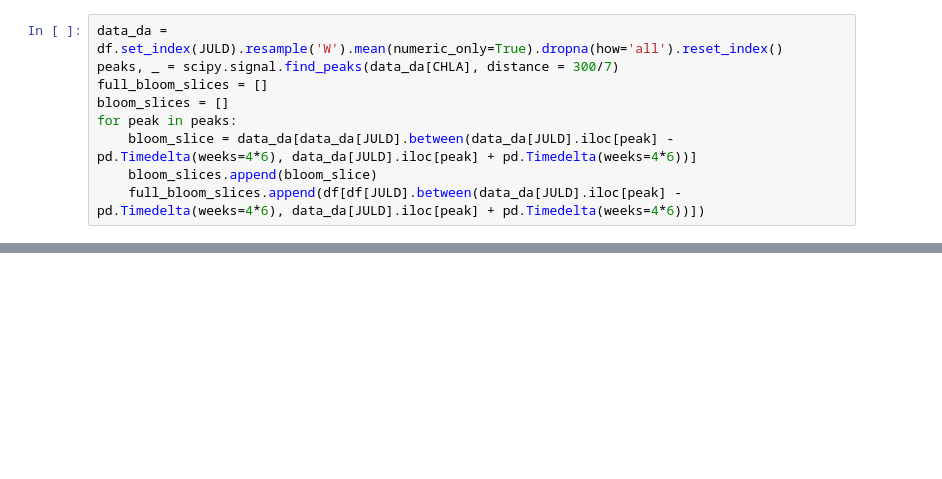
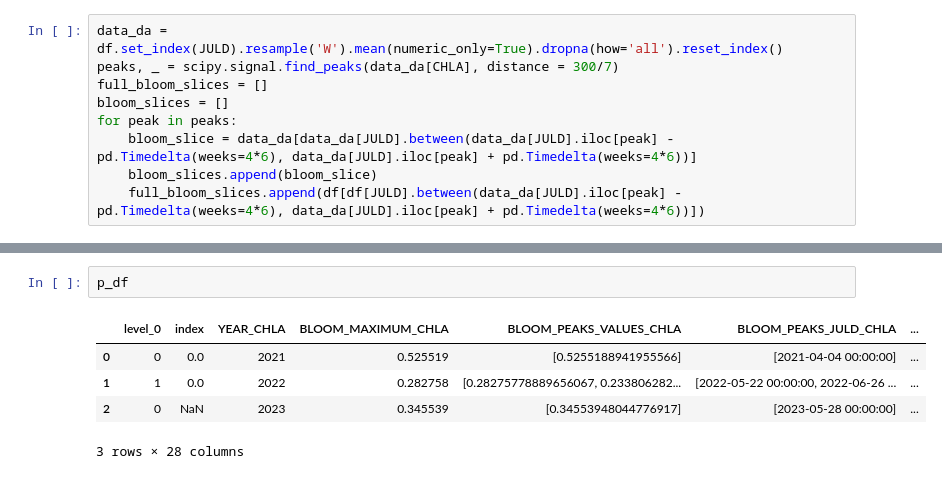
Before and after one commit to go-bgc/Marine-Heat-Waves, a Jupyter notebook: contributors/Zack/phenology.ipynb, the cells around one changed output, grey strips where cells are left out. Cells and saved outputs as stored; diff of their text form; blank space fills up the shorter version.

```diff
--- a/contributors/Zack/phenology.ipynb
+++ b/contributors/Zack/phenology.ipynb
@@ -153,3 +98,11 @@ def find_bloom_phenological_indices(bloom_slice, var_names):
+# %%
+p_df
+# %% [output]
+|  | level_0 | index | YEAR_CHLA | BLOOM_MAXIMUM_CHLA | BLOOM_PEAKS_VALUES_CHLA | BLOOM_PEAKS_JULD_CHLA | ... |
+| 0 | 0 | 0.0 | 2021 | 0.525519 | [0.5255188941955566] | [2021-04-04 00:00:00] | ... |
+| 1 | 1 | 0.0 | 2022 | 0.282758 | [0.28275778889656067, 0.233806282... | [2022-05-22 00:00:00, 2022-06-26 ... | ... |
+| 2 | 0 | NaN | 2023 | 0.345539 | [0.34553948044776917] | [2023-05-28 00:00:00] | ... |
+3 rows × 28 columns
 # %%
 i = 0
 for bloom_slice in bloom_slices:
```
Also changed, not shown: parts of 13 cells of this notebook, 1 other file.
